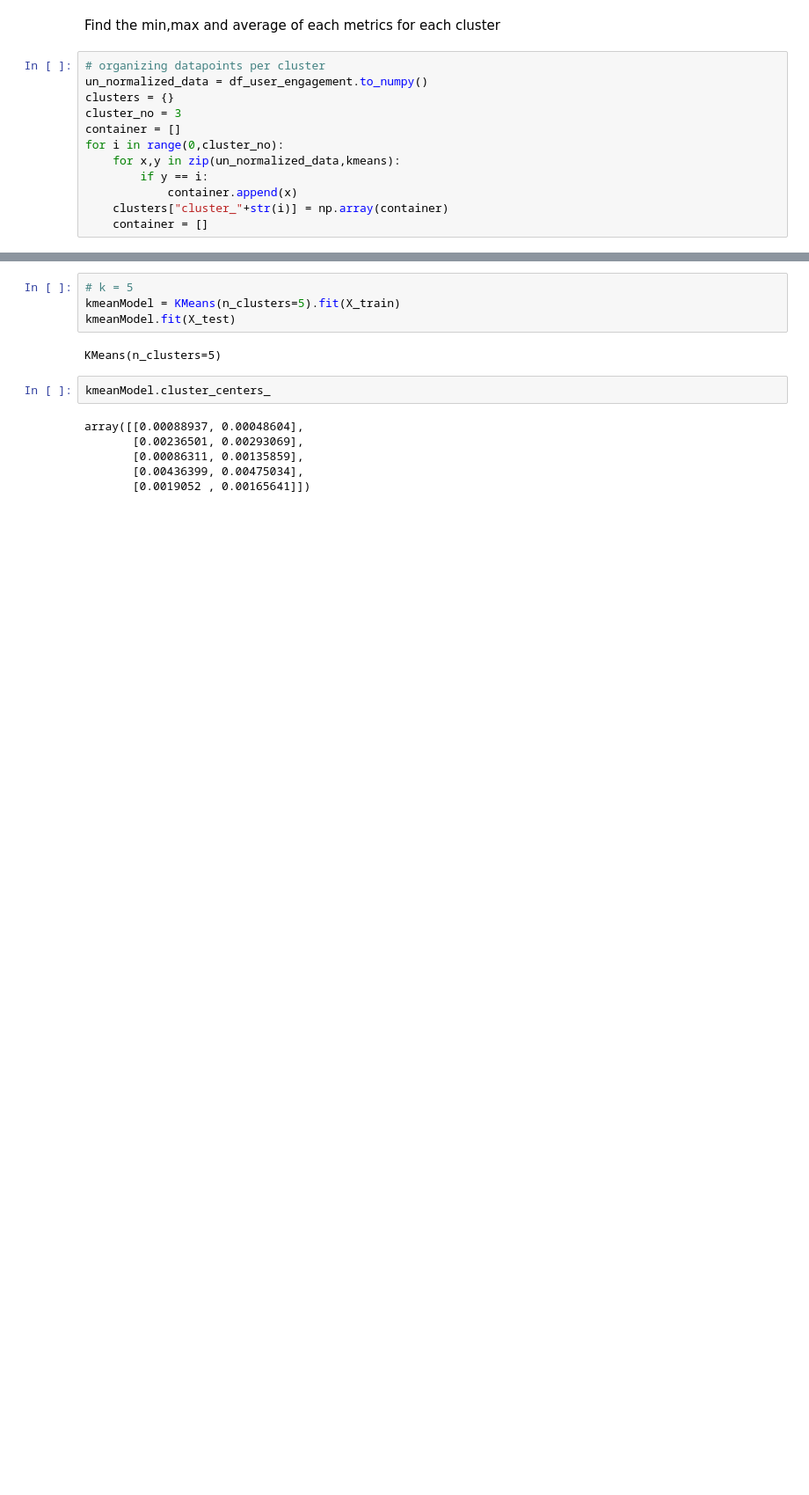
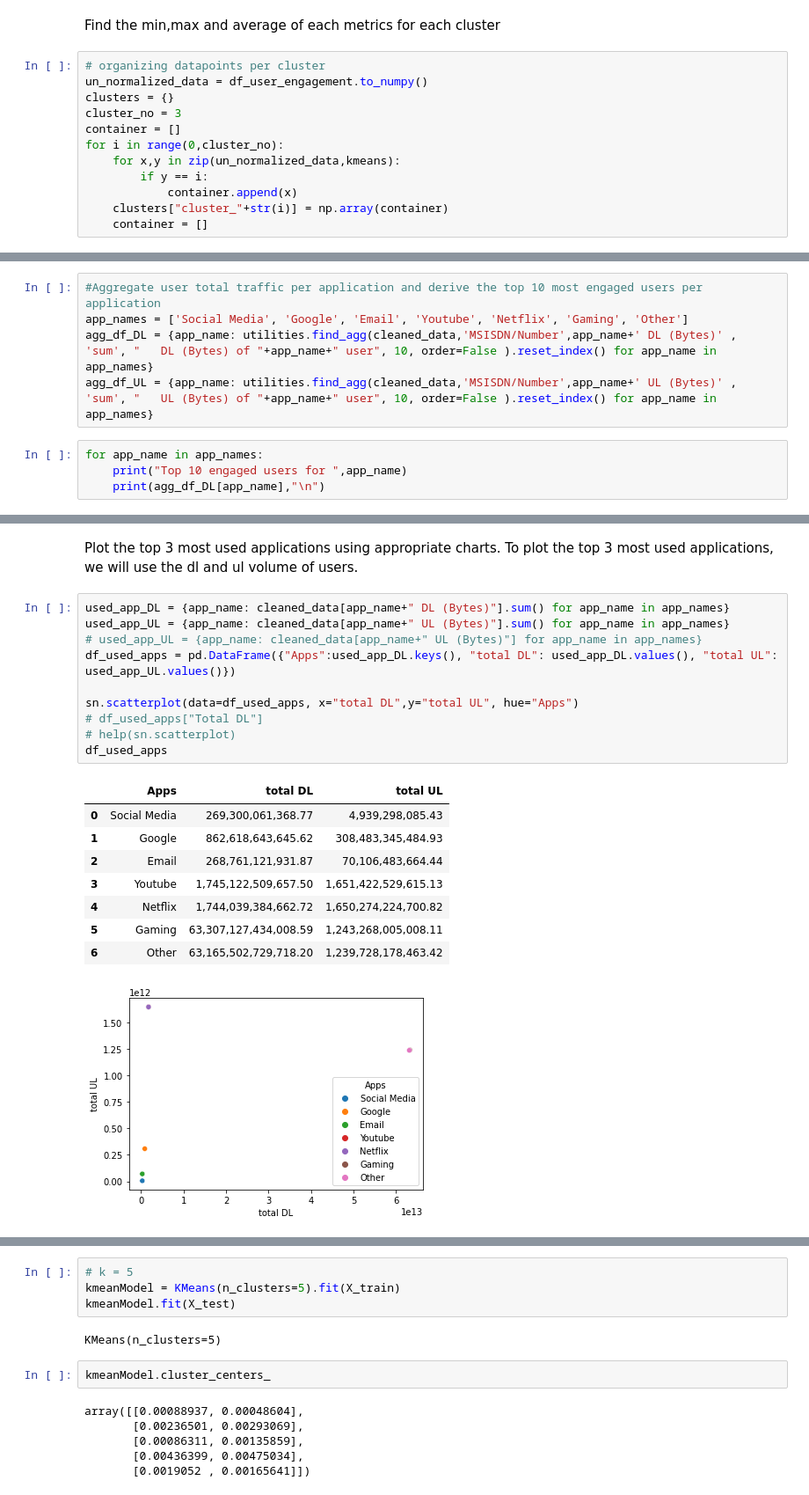
Before and after one commit to DiboraHaile/User-Analytics-in-the-Telecommunication-Industry, a Jupyter notebook: notebooks/user_engagement_analysis.ipynb, the cells around one changed output, grey strips where cells are left out. Shown at 88% size. Drawn from its saved outputs; the diff is of its cells as text; blank space fills up the shorter version.

```diff
--- a/notebooks/user_engagement_analysis.ipynb
+++ b/notebooks/user_engagement_analysis.ipynb
@@ -248,0 +228,9 @@ avg of cluster 2, total_ul 89312700.75271234
+# %%
+#Aggregate user total traffic per application and derive the top 10 most engaged users per application
+app_names = ['Social Media', 'Google', 'Email', 'Youtube', 'Netflix', 'Gaming', 'Other']
+agg_df_DL = {app_name: utilities.find_agg(cleaned_data,'MSISDN/Number',app_name+' DL (Bytes)' , 'sum', "   DL (Bytes) of "+app_name+" user", 10, order=False ).reset_index() for app_name in app_names}
+agg_df_UL = {app_name: utilities.find_agg(cleaned_data,'MSISDN/Number',app_name+' UL (Bytes)' , 'sum', "   UL (Bytes) of "+app_name+" user", 10, order=False ).reset_index() for app_name in app_names}
+# %%
+for app_name in app_names:
+    print("Top 10 engaged users for ",app_name)
+    print(agg_df_DL[app_name],"\n")
@@ -248,0 +255,22 @@ avg of cluster 2, total_ul 89312700.75271234
+# %% [markdown]
+Plot the top 3 most used applications using appropriate charts.  To plot the top 3 most used applications, we will use the dl and ul volume of users.
+# %%
+used_app_DL = {app_name: cleaned_data[app_name+" DL (Bytes)"].sum() for app_name in app_names}
+used_app_UL = {app_name: cleaned_data[app_name+" UL (Bytes)"].sum() for app_name in app_names}
+# used_app_UL = {app_name: cleaned_data[app_name+" UL (Bytes)"] for app_name in app_names}
+df_used_apps = pd.DataFrame({"Apps":used_app_DL.keys(), "total DL": used_app_DL.values(), "total UL": used_app_UL.values()})
+
+sn.scatterplot(data=df_used_apps, x="total DL",y="total UL", hue="Apps")
+# df_used_apps["Total DL"]
+# help(sn.scatterplot)
+df_used_apps
+# %% [output]
+|  | Apps | total DL | total UL |
+| 0 | Social Media | 269,300,061,368.77 | 4,939,298,085.43 |
+| 1 | Google | 862,618,643,645.62 | 308,483,345,484.93 |
+| 2 | Email | 268,761,121,931.87 | 70,106,483,664.44 |
+| 3 | Youtube | 1,745,122,509,657.50 | 1,651,422,529,615.13 |
+| 4 | Netflix | 1,744,039,384,662.72 | 1,650,274,224,700.82 |
+| 5 | Gaming | 63,307,127,434,008.59 | 1,243,268,005,008.11 |
+| 6 | Other | 63,165,502,729,718.20 | 1,239,728,178,463.42 |
+[figure, added]
```
Also changed, not shown: parts of 29 cells of this notebook.
